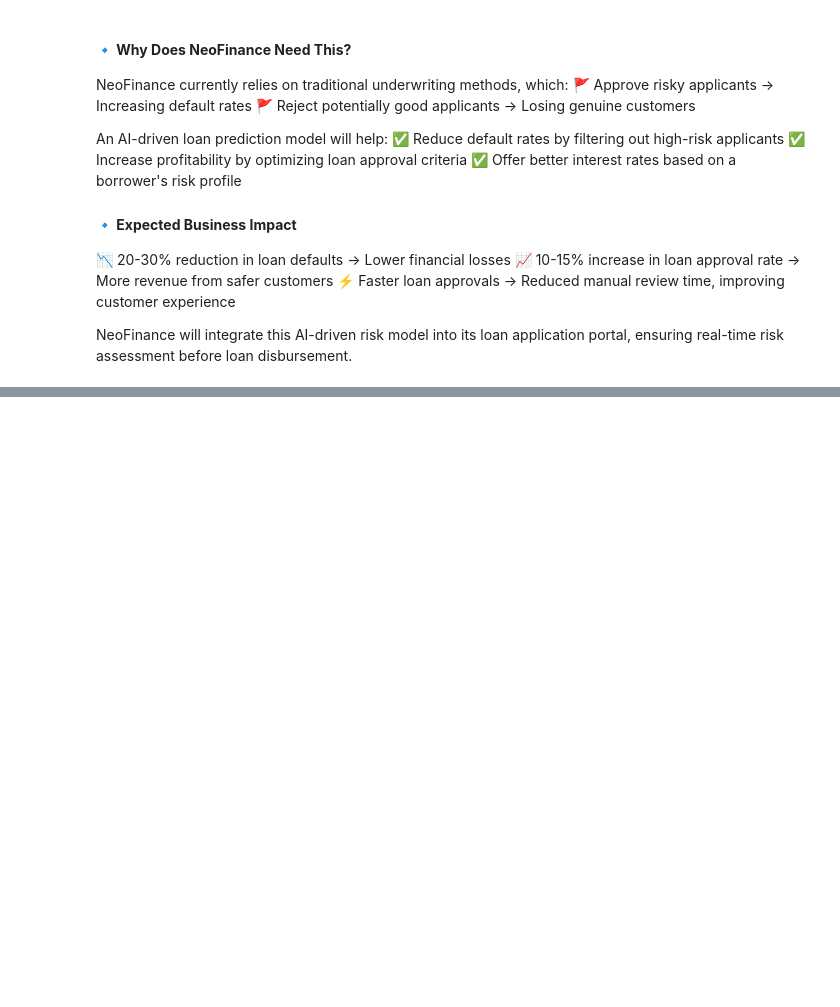
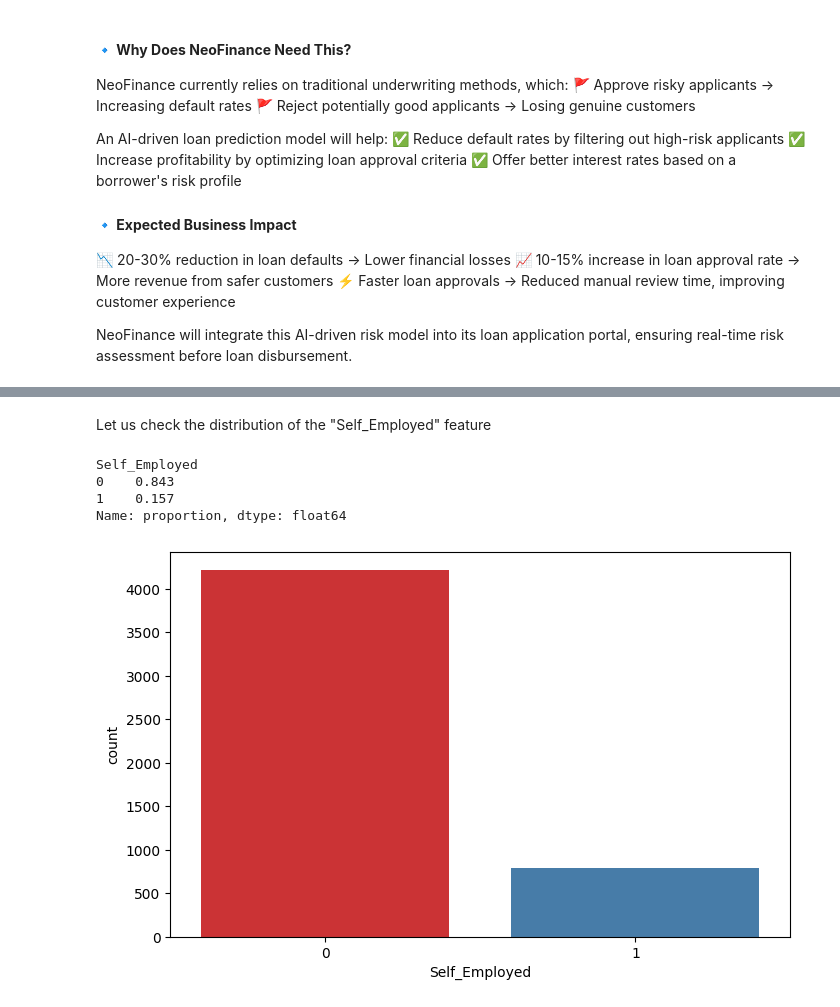
Before and after one commit to AnupamKNN/LoanDefault, a Jupyter notebook: notebooks/01. EDA.ipynb, the cells around one changed output, grey strips where cells are left out. Saved outputs shown, nothing was run; the diff lists cells and outputs as text; code cells hidden in the pictures; blank space fills up the shorter version.

```diff
--- a/notebooks/01. EDA.ipynb
+++ b/notebooks/01. EDA.ipynb
@@ -41,0 +565,15 @@ NeoFinance will integrate this AI-driven risk model into its loan application po
+# %% [markdown]
+Let us check the distribution of the "Self_Employed" feature
+# %%
+df['Self_Employed'].value_counts(normalize=True)
+# %% [output]
+Self_Employed
+0    0.843
+1    0.157
+Name: proportion, dtype: float64
+# %%
+plt.figure(figsize=(8, 5))
+sns.countplot(data=df, x='Self_Employed', palette='Set1')
+plt.show()
+# %% [output]
+[figure, added]
```
Also changed, not shown: parts of 51 cells of this notebook, 11 other files.
